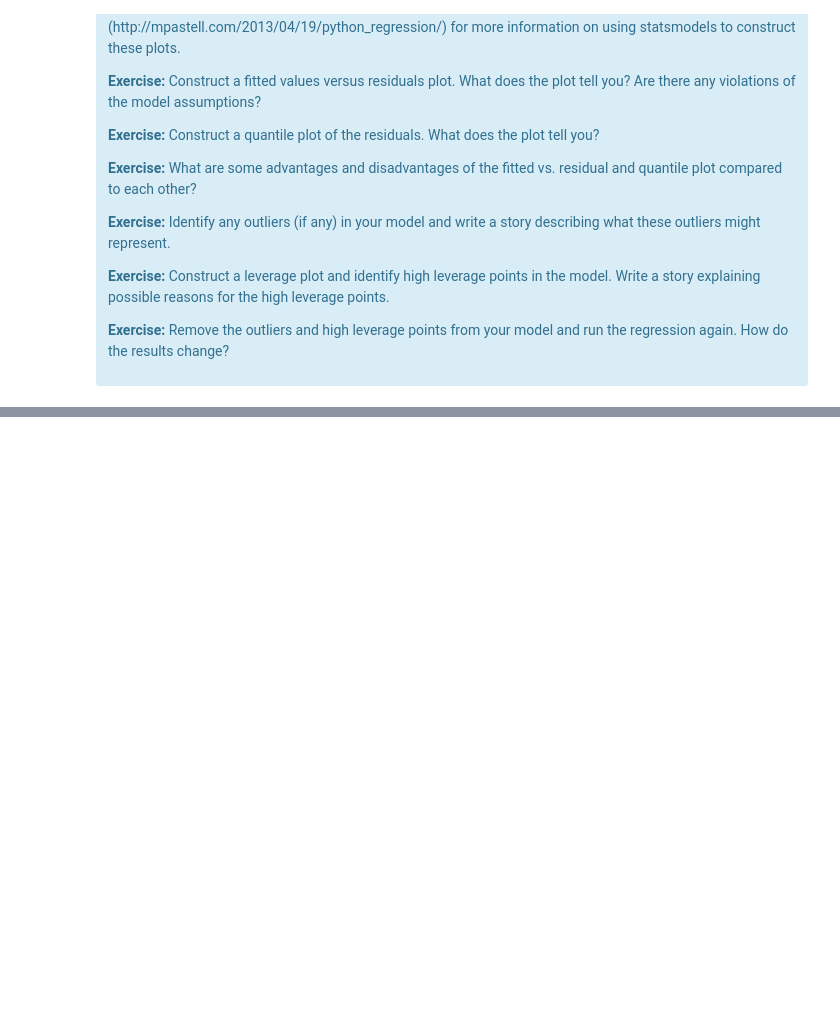
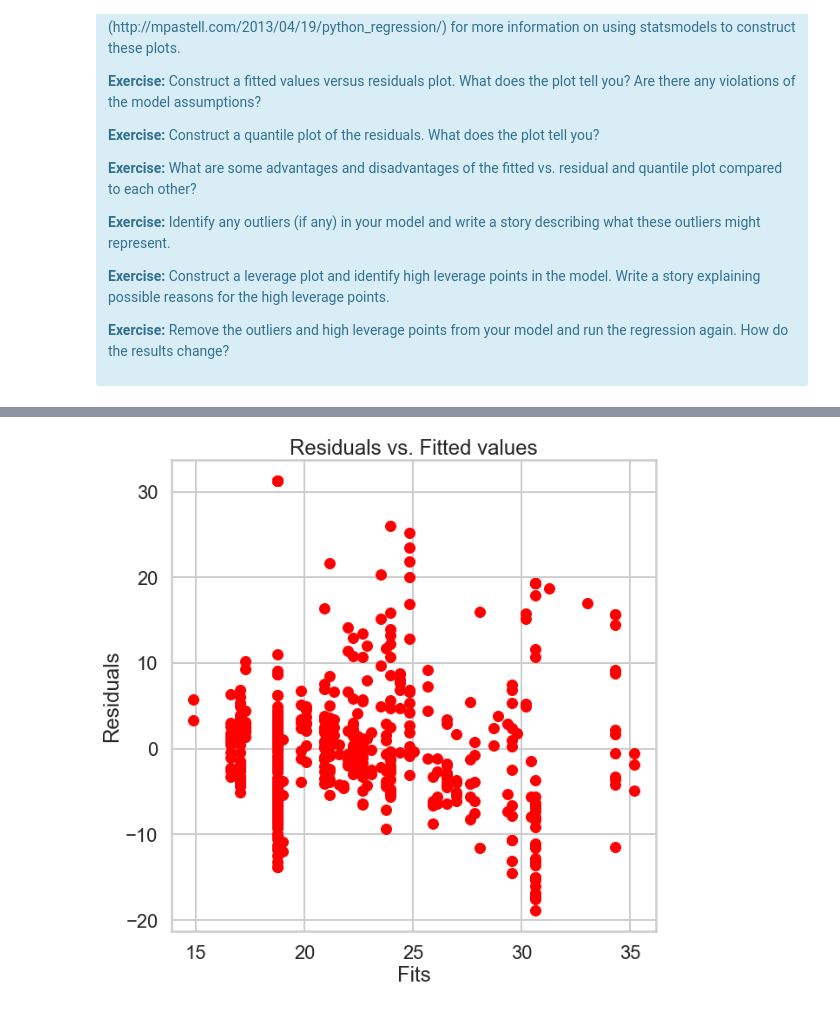
Before and after one commit to jiavila/Springboard, a Jupyter notebook: Projects/linear_regression/Mini_Project_Linear_Regression.ipynb, the cells around one changed output, grey strips where cells are left out. Cells and saved outputs as stored; diff of their text form; code cells hidden in the pictures; blank space fills up the shorter version.

```diff
--- a/Projects/linear_regression/Mini_Project_Linear_Regression.ipynb
+++ b/Projects/linear_regression/Mini_Project_Linear_Regression.ipynb
@@ -791,0 +932,9 @@ There are some other issues that are important investigate with linear regressio
+# %%
+import pandas as pd
+import numpy as np
+import statsmodels.formula.api as sm
+import matplotlib.pyplot as plt
+
+model = sm.ols(formula = 'PRICE ~ PTRATIO', data=bos)
+fitted = model.fit()
+fitted.summary()
@@ -791,0 +961,10 @@ There are some other issues that are important investigate with linear regressio
+# %%
+residuals = bos.PRICE - fitted.fittedvalues
+plt.figure(figsize=(10,10))
+plt.plot(fitted.fittedvalues, residuals, 'ro')
+plt.title('Residuals vs. Fitted values')
+plt.xlabel('Fits')
+plt.ylabel('Residuals')
+plt.show()
+# %% [output]
+[figure, added]
```
Also changed, not shown: parts of 60 cells of this notebook.
